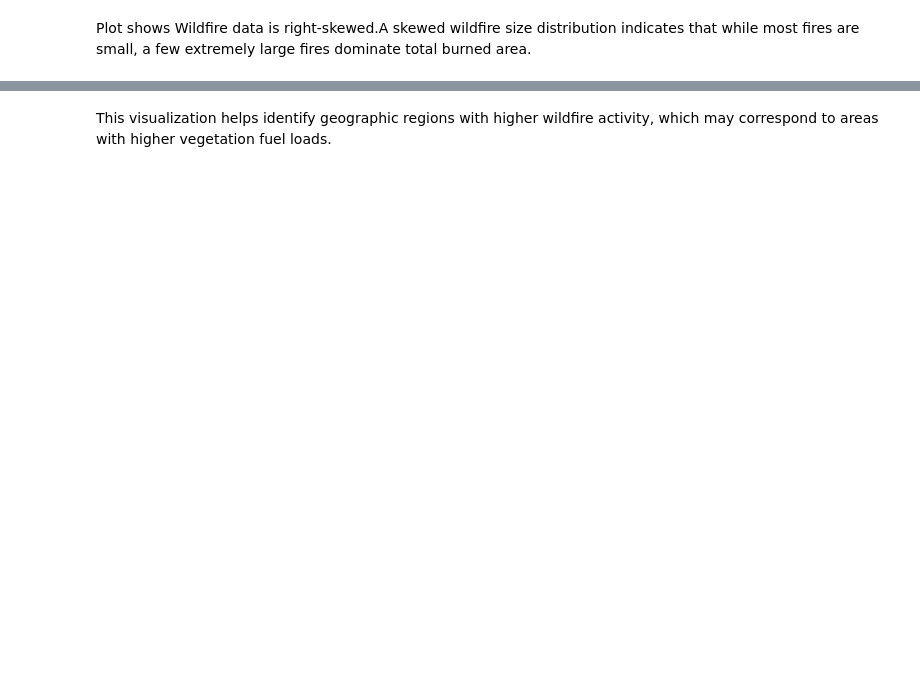
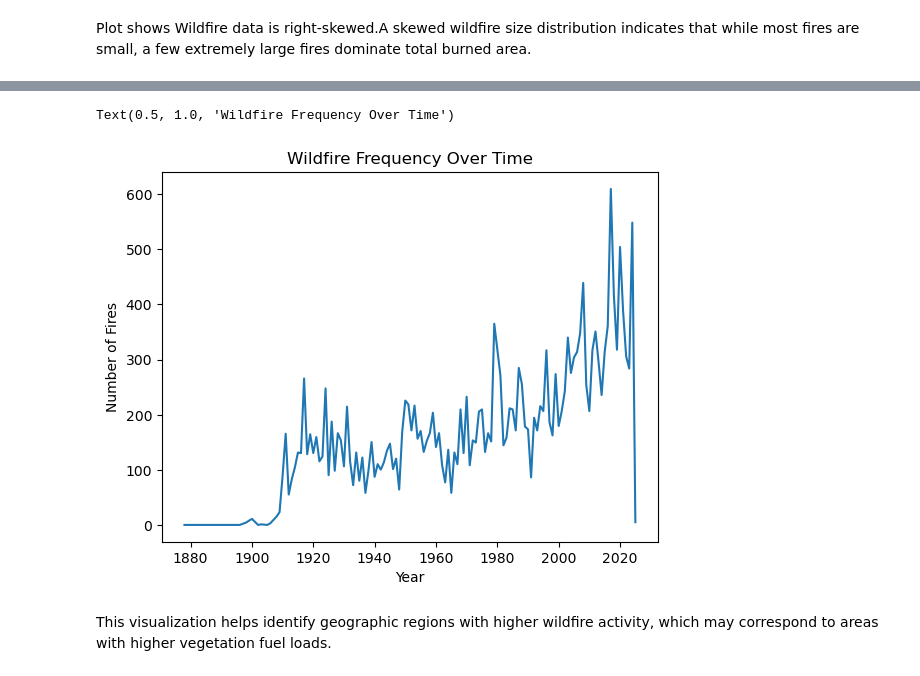
Before and after one commit to SheshmaJ/ADS-508-Final-Project, a Jupyter notebook: data ingestion and exploration.ipynb, the cells around one changed output, grey strips where cells are left out. Drawn from its saved outputs; the diff is of its cells as text; code cells hidden in the pictures; blank space fills up the shorter version.

```diff
--- a/data ingestion and exploration.ipynb
+++ b/data ingestion and exploration.ipynb
@@ -180,8 +361,12 @@ This visualization explores how vegetation biomass relates to wildfire size whil
 # %%
-plt.scatter(fire["Longitude"], fire["Latitude"], alpha=0.5)
+fires_per_year = fire.groupby("Year").size()
+fires_per_year.plot()
 
-plt.xlabel("Longitude")
-plt.ylabel("Latitude")
-plt.title("Geographic Distribution of Wildfires")
+plt.xlabel("Year")
+plt.ylabel("Number of Fires")
+plt.title("Wildfire Frequency Over Time")
+# %% [output]
+Text(0.5, 1.0, 'Wildfire Frequency Over Time')
+[figure, added]
 # %% [markdown]
 This visualization helps identify geographic regions with higher wildfire activity, which may correspond to areas with higher vegetation fuel loads.
```
Also changed, not shown: parts of 27 cells of this notebook.
